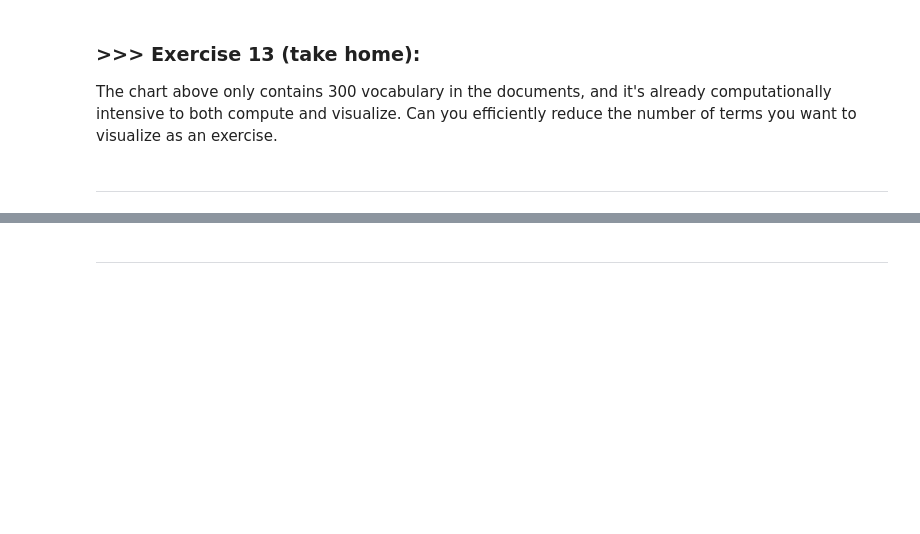
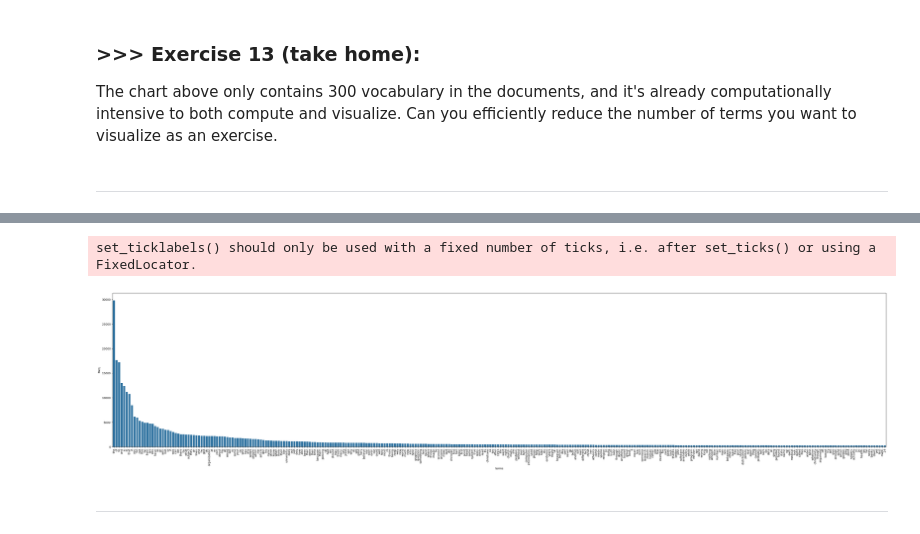
Before and after one commit to chiw4n/DM2025-Lab1-Exercise, a Jupyter notebook: DM2025-Lab1-Master.ipynb, the cells around one changed output, grey strips where cells are left out. Drawn from its saved outputs; the diff is of its cells as text; code cells hidden in the pictures; blank space fills up the shorter version.

```diff
--- a/DM2025-Lab1-Master.ipynb
+++ b/DM2025-Lab1-Master.ipynb
@@ -1211,3 +1254,19 @@ Additionally, you can attempt to sort the terms on the `x-axis` by frequency ins
+# %%
+# Answer here
+df_bar = pd.DataFrame({
+    'terms': count_vect.get_feature_names_out(),
+    'freq': term_frequencies
+})
+
+df_top = df_bar.sort_values('freq', ascending=False).head(300)
+
+plt.subplots(figsize=(50, 10))
+ax = sns.barplot(data=df_top, x='terms', y='freq')
+ax.set_xticklabels(df_top['terms'], rotation=90)
+plt.show()
+# %% [output]
+set_ticklabels() should only be used with a fixed number of ticks, i.e. after set_ticks() or using a FixedLocator.
+[figure, added]
 # %% [markdown]
 ---
 # %% [markdown]
```
Also changed, not shown: parts of 21 cells of this notebook, 1 other file.
